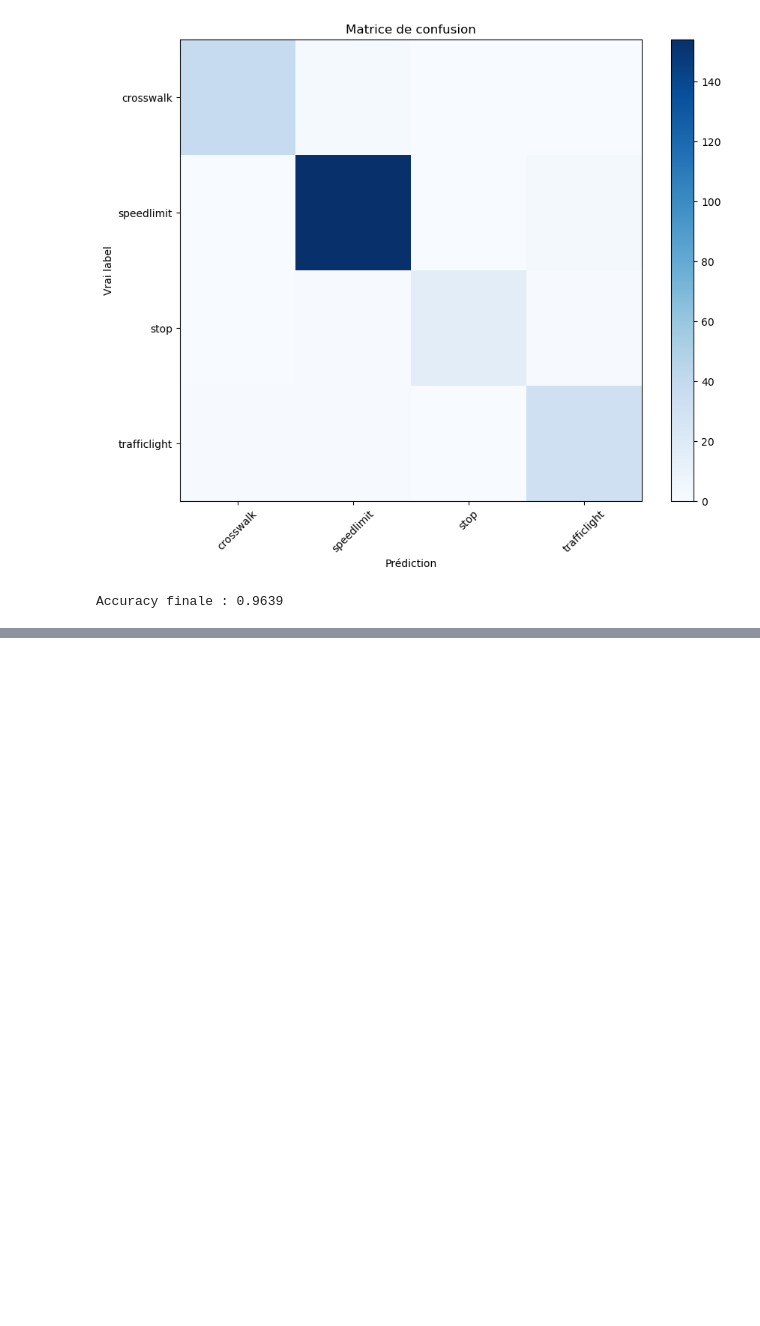
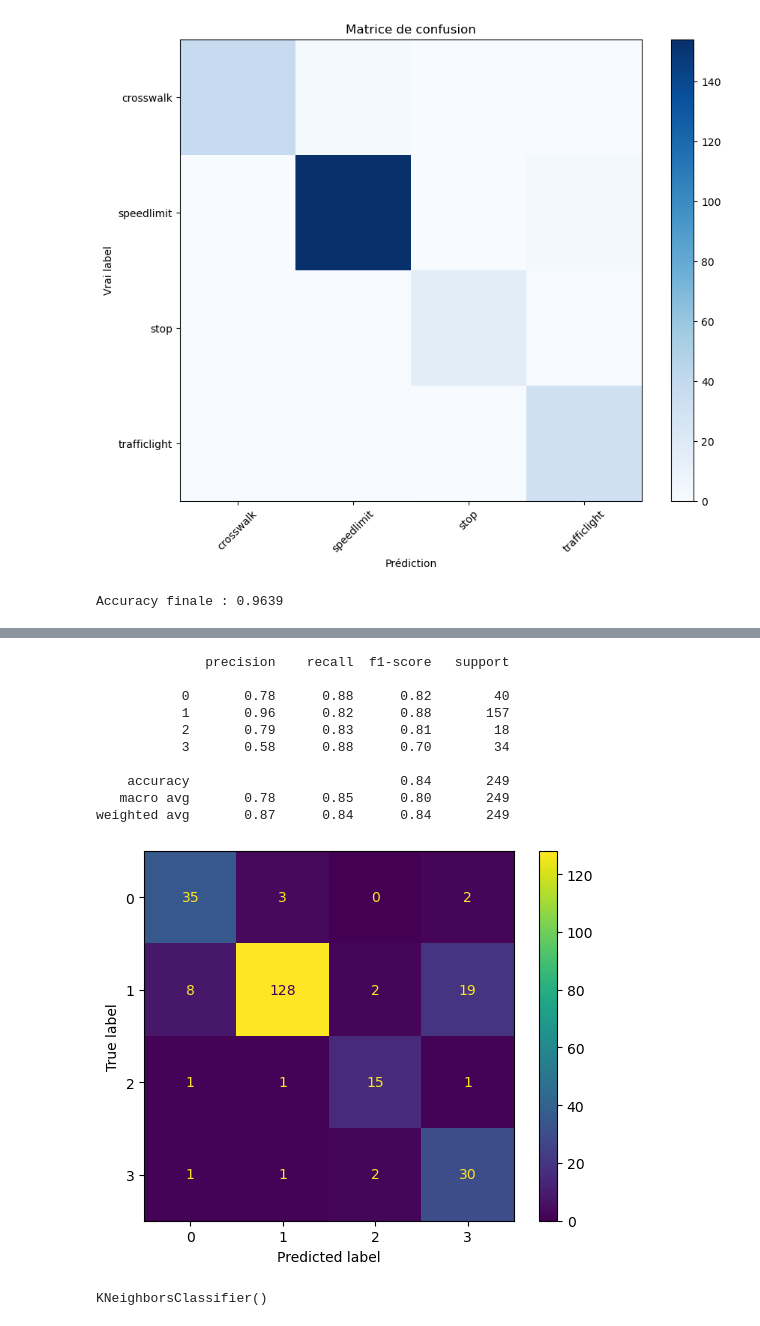
Before and after one commit to EliottMoriamez/Sign-Recognition-Team-A, a Jupyter notebook: project.ipynb, the cells around one changed output, grey strips where cells are left out. Cells and saved outputs as stored; diff of their text form; code cells hidden in the pictures; blank space fills up the shorter version.

```diff
--- a/project.ipynb
+++ b/project.ipynb
@@ -165,0 +220,22 @@ plt.show()
+# %%
+y_pred_gnb = gnb.predict(X_test)
+print(classification_report(y_test, y_pred_gnb))
+ConfusionMatrixDisplay.from_predictions(y_test, y_pred_gnb, cmap='viridis')
+plt.show()
+# %% [output]
+              precision    recall  f1-score   support
+
+           0       0.78      0.88      0.82        40
+           1       0.96      0.82      0.88       157
+           2       0.79      0.83      0.81        18
+           3       0.58      0.88      0.70        34
+
+    accuracy                           0.84       249
+   macro avg       0.78      0.85      0.80       249
+weighted avg       0.87      0.84      0.84       249
+[figure, added]
+# %%
+cls_knn = KNeighborsClassifier(n_neighbors=5)
+cls_knn.fit(X_train, y_train)
+# %% [output]
+KNeighborsClassifier()
```
Also changed, not shown: parts of 10 cells of this notebook.
